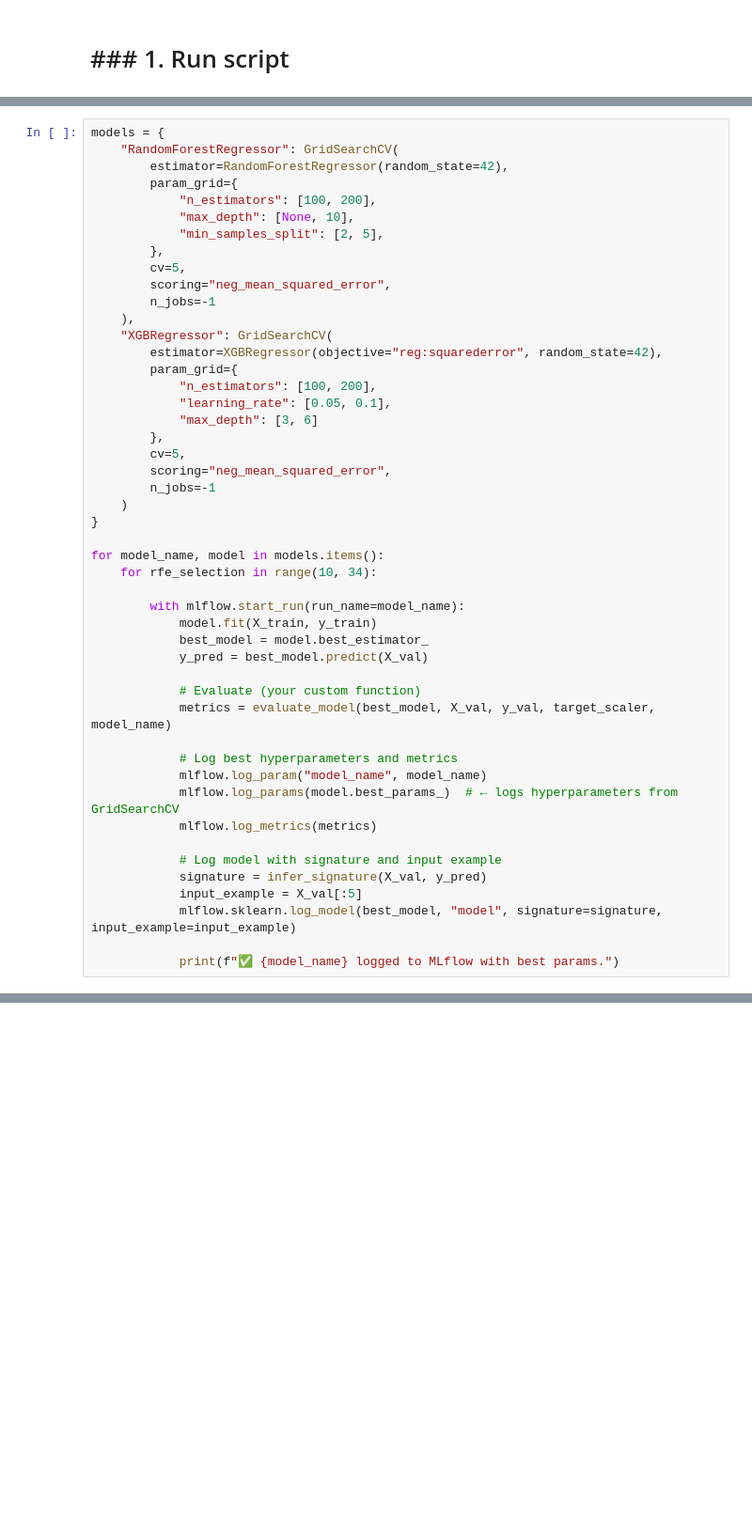
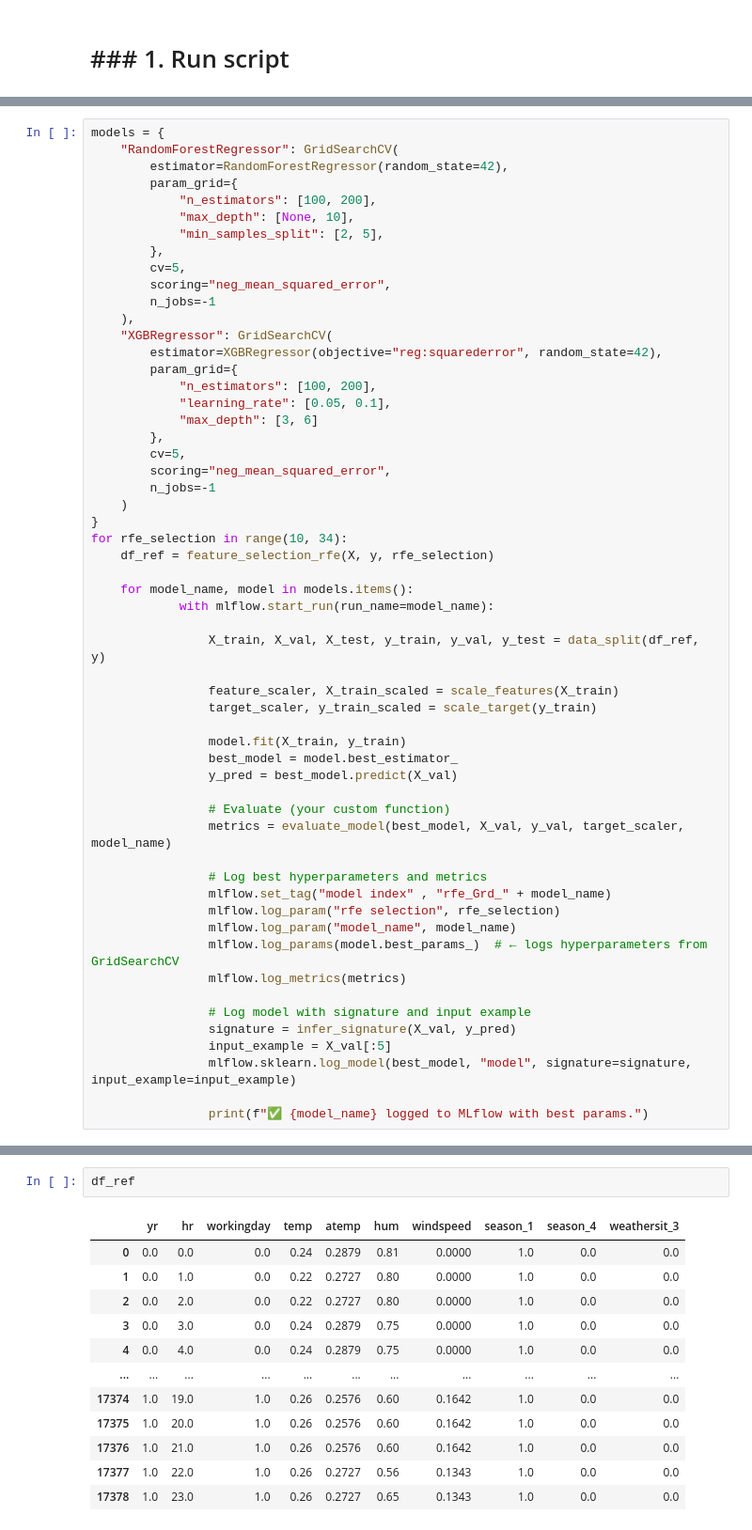
Before and after one commit to cheroualiyakoub/mlops-42Track, a Jupyter notebook: data_preprossing_clean.ipynb, the cells around one changed output, grey strips where cells are left out. Shown at 94% size. Saved outputs shown, nothing was run; the diff lists cells and outputs as text; blank space fills up the shorter version.

```diff
--- a/data_preprossing_clean.ipynb
+++ b/data_preprossing_clean.ipynb
@@ -436,28 +586,36 @@ models = {
         n_jobs=-1
     )
 }
+for rfe_selection in range(10, 34):
+    df_ref = feature_selection_rfe(X, y, rfe_selection)
 
-for model_name, model in models.items():
-    for rfe_selection in range(10, 34):
+    for model_name, model in models.items():
+            with mlflow.start_run(run_name=model_name):
 
-        with mlflow.start_run(run_name=model_name):
-            model.fit(X_train, y_train)
-            best_model = model.best_estimator_
-            y_pred = best_model.predict(X_val)
+                X_train, X_val, X_test, y_train, y_val, y_test = data_split(df_ref, y)
 
-            # Evaluate (your custom function)
-            metrics = evaluate_model(best_model, X_val, y_val, target_scaler, model_name)
+                feature_scaler, X_train_scaled = scale_features(X_train)
+                target_scaler, y_train_scaled = scale_target(y_train)
 
-            # Log best hyperparameters and metrics
-            mlflow.log_param("model_name", model_name)
-            mlflow.log_params(model.best_params_)  # ← logs hyperparameters from GridSearchCV
-            mlflow.log_metrics(metrics)
+                model.fit(X_train, y_train)
+                best_model = model.best_estimator_
+                y_pred = best_model.predict(X_val)
 
-            # Log model with signature and input example
-            signature = infer_signature(X_val, y_pred)
-            input_example = X_val[:5]
-            mlflow.sklearn.log_model(best_model, "model", signature=signature, input_example=input_example)
+                # Evaluate (your custom function)
+                metrics = evaluate_model(best_model, X_val, y_val, target_scaler, model_name)
 
-            print(f"✅ {model_name} logged to MLflow with best params.")
+                # Log best hyperparameters and metrics
+                mlflow.set_tag("model index" , "rfe_Grd_" + model_name)
+                mlflow.log_param("rfe selection", rfe_selection)
+                mlflow.log_param("model_name", model_name)
+                mlflow.log_params(model.best_params_)  # ← logs hyperparameters from GridSearchCV
+                mlflow.log_metrics(metrics)
+
+                # Log model with signature and input example
+                signature = infer_signature(X_val, y_pred)
+                input_example = X_val[:5]
+                mlflow.sklearn.log_model(best_model, "model", signature=signature, input_example=input_example)
+
+                print(f"✅ {model_name} logged to MLflow with best params.")
 # %% [output]
 📊 Evaluation Results for RandomForestRegressor:
@@ -474,0 +908,15 @@ for model_name, model in models.items():
+# %%
+df_ref
+# %% [output]
+|  | yr | hr | workingday | temp | atemp | hum | windspeed | season_1 | season_4 | weathersit_3 |
+| 0 | 0.0 | 0.0 | 0.0 | 0.24 | 0.2879 | 0.81 | 0.0000 | 1.0 | 0.0 | 0.0 |
+| 1 | 0.0 | 1.0 | 0.0 | 0.22 | 0.2727 | 0.80 | 0.0000 | 1.0 | 0.0 | 0.0 |
+| 2 | 0.0 | 2.0 | 0.0 | 0.22 | 0.2727 | 0.80 | 0.0000 | 1.0 | 0.0 | 0.0 |
+| 3 | 0.0 | 3.0 | 0.0 | 0.24 | 0.2879 | 0.75 | 0.0000 | 1.0 | 0.0 | 0.0 |
+| 4 | 0.0 | 4.0 | 0.0 | 0.24 | 0.2879 | 0.75 | 0.0000 | 1.0 | 0.0 | 0.0 |
+| ... | ... | ... | ... | ... | ... | ... | ... | ... | ... | ... |
+| 17374 | 1.0 | 19.0 | 1.0 | 0.26 | 0.2576 | 0.60 | 0.1642 | 1.0 | 0.0 | 0.0 |
+| 17375 | 1.0 | 20.0 | 1.0 | 0.26 | 0.2576 | 0.60 | 0.1642 | 1.0 | 0.0 | 0.0 |
+| 17376 | 1.0 | 21.0 | 1.0 | 0.26 | 0.2576 | 0.60 | 0.1642 | 1.0 | 0.0 | 0.0 |
+| 17377 | 1.0 | 22.0 | 1.0 | 0.26 | 0.2727 | 0.56 | 0.1343 | 1.0 | 0.0 | 0.0 |
+| 17378 | 1.0 | 23.0 | 1.0 | 0.26 | 0.2727 | 0.65 | 0.1343 | 1.0 | 0.0 | 0.0 |
```
Also changed, not shown: parts of 25 cells of this notebook, 1 other file.
